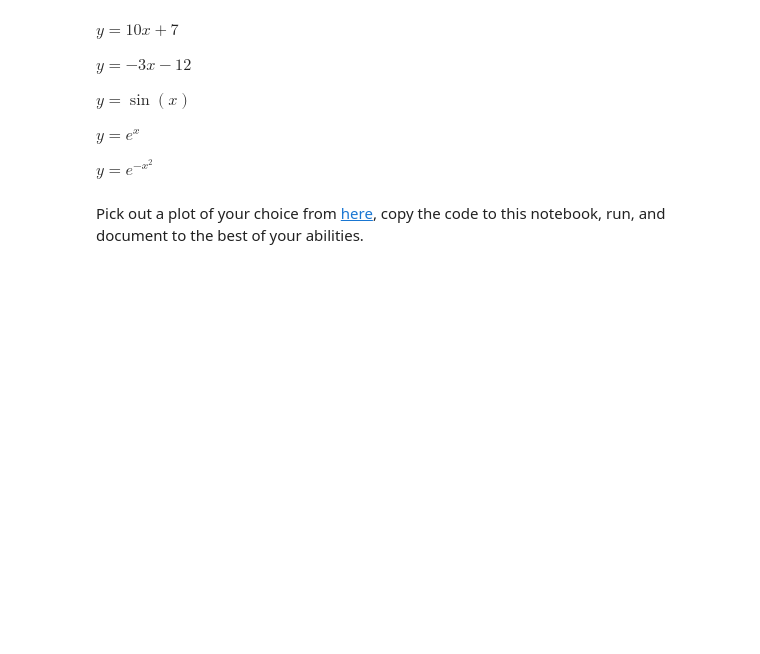
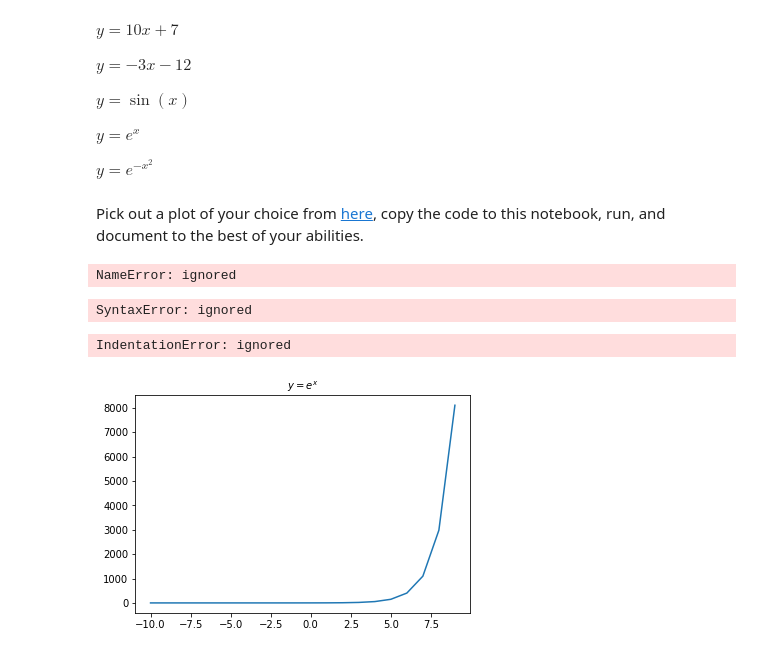
Before and after one commit to wjeanlouis2020/Probability_Statistics, a Jupyter notebook: Jean L_Lab_1.ipynb, the cells around one changed output. Saved outputs shown, nothing was run; the diff lists cells and outputs as text; code cells hidden in the pictures; blank space fills up the shorter version.

```diff
--- a/Jean L_Lab_1.ipynb
+++ b/Jean L_Lab_1.ipynb
@@ -208,0 +229,19 @@ Pick out a plot of your choice from [here](https://matplotlib.org/stable/gallery
+# %%
+plot(x,y, label="y= 10x+7")
+plt.title("Graph of 10x +7");
+plt.pltxlabel("x");
+plt.ylabel("y");
+# %% [output]
+NameError: ignored
+# %%
+import numpy as np
+import matplotlib.pyplot as plt
+x = np.arange(-10,10)
+y= -3*x - 12
+
+plt.plot(x, y)
+plt.title(r'$y = -3x - 12$', fontsize= 10
+
+(plt.show)
+# %% [output]
+SyntaxError: ignored
@@ -208,0 +257,23 @@ Pick out a plot of your choice from [here](https://matplotlib.org/stable/gallery
+# %%
+import numpy as np
+import matplotlib.pyplot as plt
+x = np.arange(-10, 10)
+y = np.sin(x)
+plt.plot(x, y)
+ plt.title(r'$y=\sin(x)$', fontsize= 10)
+
+ plt.show()
+# %% [output]
+IndentationError: ignored
+# %%
+import numpy as np
+import matplotlib.pyplot as plt
+x = np.arange(-10,10)
+y = np.exp(x)
+
+plt.plot(x, y)
+plt.title(r'$y=e^x$', fontsize=10)
+
+plt.show()
+# %% [output]
+[figure, added]
```
Also changed, not shown: parts of 13 cells of this notebook.
